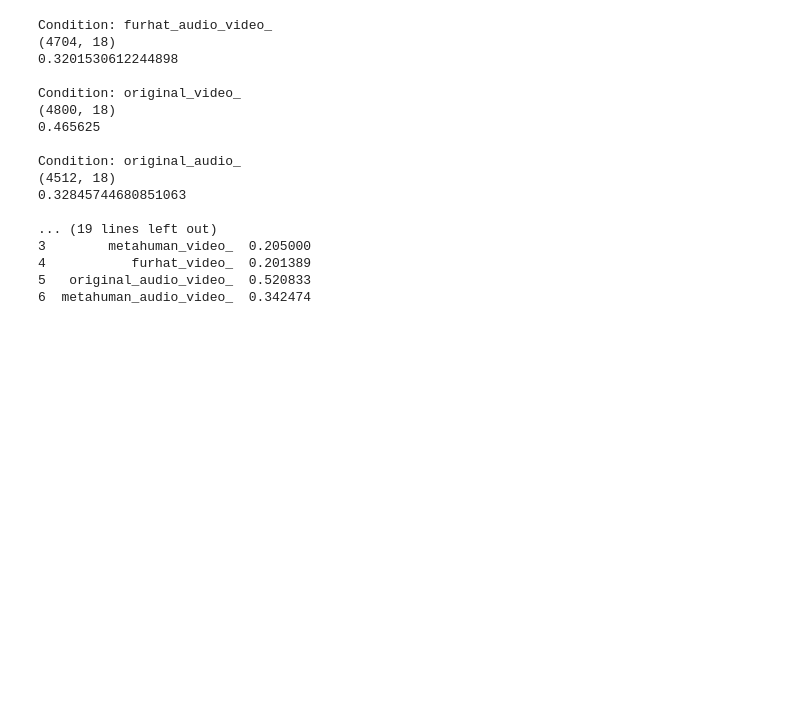
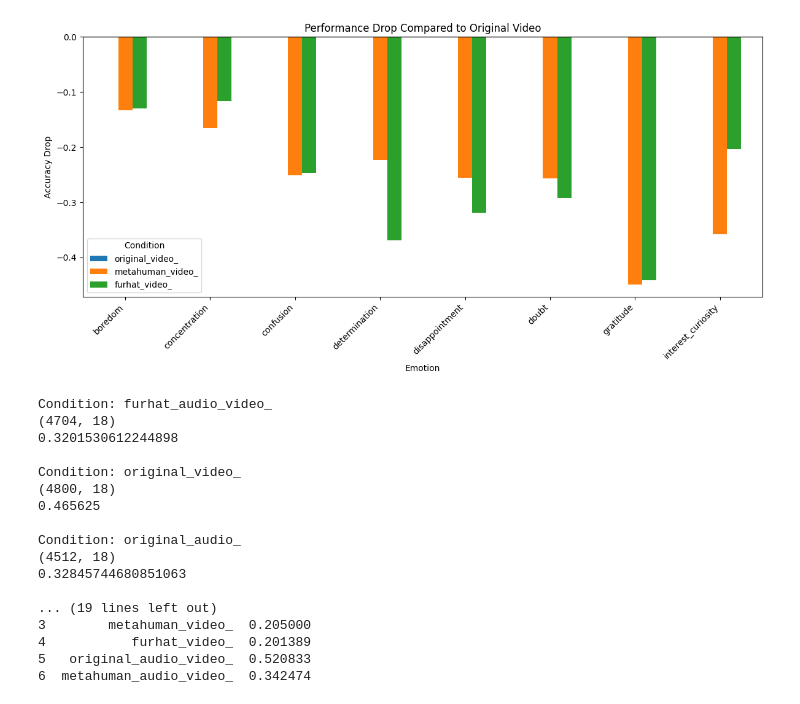
Before and after one commit to timlac/reco-transfer-study, a Jupyter notebook: notebooks/inspect_export.ipynb, the cells around one changed output. Saved outputs shown, nothing was run; the diff lists cells and outputs as text; code cells hidden in the pictures; blank space fills up the shorter version.

```diff
--- a/notebooks/inspect_export.ipynb
+++ b/notebooks/inspect_export.ipynb
@@ -32,0 +92,3 @@ df.head()
+# %%
+df['emotion'] = df['emotion_1_id'].map(Mapper.get_emotion_from_id)
+df.head()
@@ -32,0 +135,18 @@ df.head()
+# %%
+conditions = ['original_video_', 'metahuman_video_', 'furhat_video_']
+accuracy_results = {}
+
+# Compute accuracy for each condition
+for c in conditions:
+    df_c = df[df["condition"] == c]
+    accuracy_by_emotion = df_c.groupby('emotion')['accurate'].mean()
+    accuracy_results[c] = accuracy_by_emotion  # Store results in dictionary
+
+# Convert to DataFrame for easy comparison
+accuracy_df = pd.DataFrame(accuracy_results)
+
+# Calculate performance drop relative to 'original_video_' (assumed baseline)
+baseline = accuracy_df['original_video_']
+performance_drop = accuracy_df.sub(baseline, axis=0)  # Subtract baseline from all conditions
+
+performance_drop
@@ -33,3 +164,20 @@ df.head()
+# %%
+# Plot performance drop as a bar chart
+performance_drop.plot(kind='bar', figsize=(12, 6))
+
+# Formatting
+plt.axhline(0, color='black', linewidth=1)  # Add a horizontal line at 0 for reference
+plt.xticks(rotation=45, ha='right')
+plt.title("Performance Drop Compared to Original Video")
+plt.ylabel("Accuracy Drop")
+plt.xlabel("Emotion")
+plt.legend(title="Condition", loc="best")
+plt.tight_layout()
+
+# Show plot
+plt.show()
+# %% [output]
+[figure, added]
 # %%
 conditions = df["condition"].unique()
 
```
Also changed, not shown: parts of 10 cells of this notebook, 19 other files.
